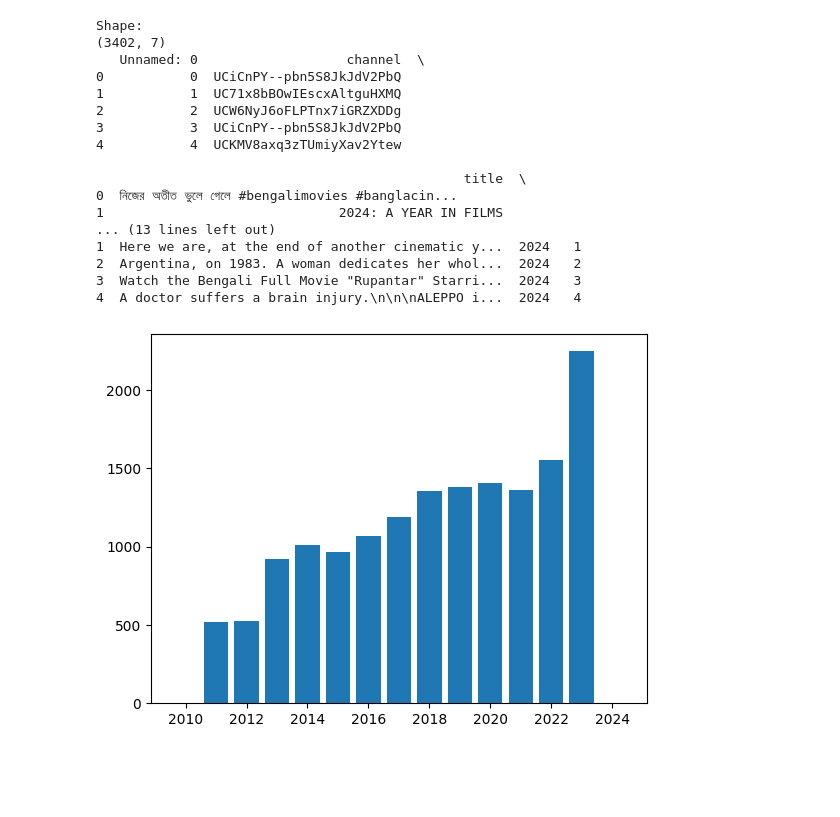
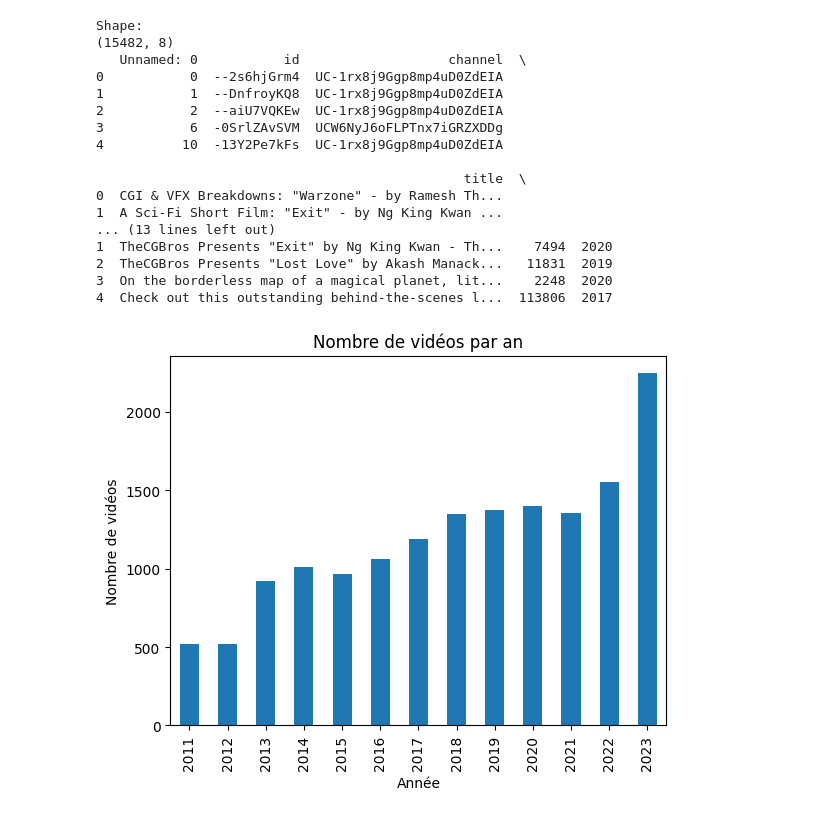
Before and after one commit to keyvanatt/MODAL, a Jupyter notebook: analyseDonnees.ipynb, the cells around one changed output. Drawn from its saved outputs; the diff is of its cells as text; code cells hidden in the pictures; blank space fills up the shorter version.

```diff
--- a/analyseDonnees.ipynb
+++ b/analyseDonnees.ipynb
@@ -3,7 +3,8 @@ import pandas as pd
 import matplotlib.pyplot as plt
 import numpy as np
 # %%
-content = pd.read_csv ("dataset/test.csv")
+content = pd.read_csv ("dataset/train_val.csv")
+test_content = pd.read_csv ("dataset/test.csv")
 
 print ("Shape: ")
 print (content.shape)
@@ -11,39 +12,27 @@ print (content.shape)
 print (content.head())
 # %% [output]
 Shape:
-(3402, 7)
-   Unnamed: 0                   channel  \
-0           0  UCiCnPY--pbn5S8JkJdV2PbQ
-1           1  UC71x8bBOwIEscxAltguHXMQ
-2           2  UCW6NyJ6oFLPTnx7iGRZXDDg
-3           3  UCiCnPY--pbn5S8JkJdV2PbQ
-4           4  UCKMV8axq3zTUmiyXav2Ytew
+(15482, 8)
+   Unnamed: 0           id                   channel  \
+0           0  --2s6hjGrm4  UC-1rx8j9Ggp8mp4uD0ZdEIA
+1           1  --DnfroyKQ8  UC-1rx8j9Ggp8mp4uD0ZdEIA
+2           2  --aiU7VQKEw  UC-1rx8j9Ggp8mp4uD0ZdEIA
+3           6  -0SrlZAvSVM  UCW6NyJ6oFLPTnx7iGRZXDDg
+4          10  -13Y2Pe7kFs  UC-1rx8j9Ggp8mp4uD0ZdEIA
 
                                                title  \
-0  নিজের অতীত ভুলে গেলে #bengalimovies #banglacin...
-1                              2024: A YEAR IN FILMS
+0  CGI & VFX Breakdowns: "Warzone" - by Ramesh Th...
+1  A Sci-Fi Short Film: "Exit" - by Ng King Kwan ...
 ... (13 lines left out)
-1  Here we are, at the end of another cinematic y...  2024   1
-2  Argentina, on 1983. A woman dedicates her whol...  2024   2
-3  Watch the Bengali Full Movie "Rupantar" Starri...  2024   3
-4  A doctor suffers a brain injury.\n\n\nALEPPO i...  2024   4
+1  TheCGBros Presents "Exit" by Ng King Kwan - Th...    7494  2020
+2  TheCGBros Presents "Lost Love" by Akash Manack...   11831  2019
+3  On the borderless map of a magical planet, lit...    2248  2020
+4  Check out this outstanding behind-the-scenes l...  113806  2017
 # %%
-"""On veut mettre sur un graphique le nombre de vidéos sorties chaque année"""
-
-# Liste qui part de l'année 1900 et qui compte le nombre de vidéos publiées en 1900 + index jusqu'à 2025
-nb_video_annuel = []
-dates = []
-
-# Il n'y a pas de vidéos parues avant 2010
-
-for i in range (2025-2010) :
-    nb_video_annuel.append (0)
-    dates.append (i + 2010)
-
-for date in content["year"]:
-    nb_video_annuel[date - 2010] += 1
-
-plt.bar(dates, nb_video_annuel)
+content['year'].value_counts().sort_index().plot(kind='bar')
+plt.xlabel('Année')
+plt.ylabel('Nombre de vidéos')
+plt.title('Nombre de vidéos par an')
 plt.show()
 # %% [output]
-[figure, old version]
+[figure, new version]
```
Also changed, not shown: parts of 9 cells of this notebook, 3 other files.
